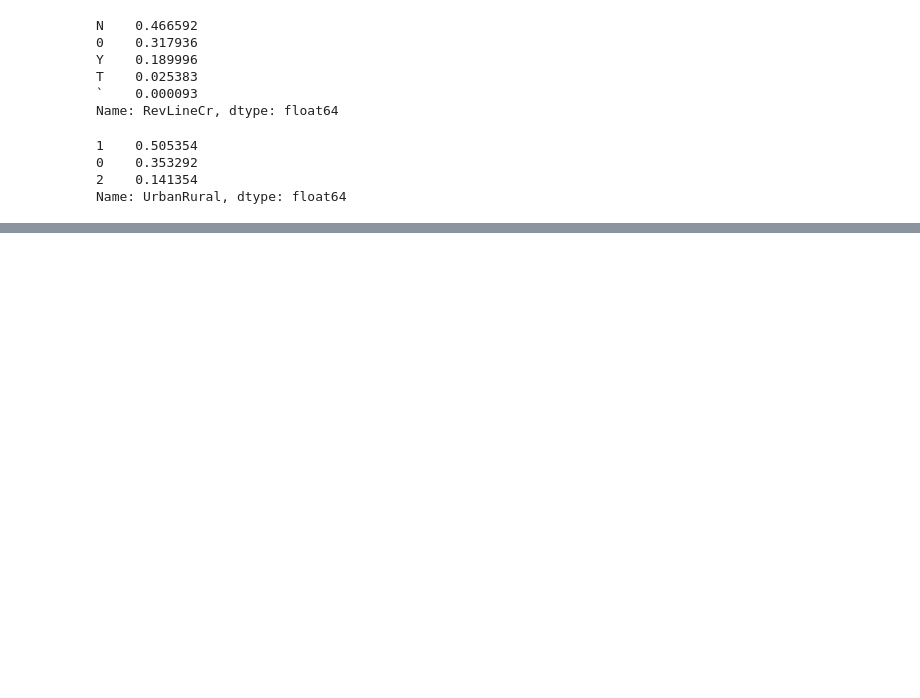
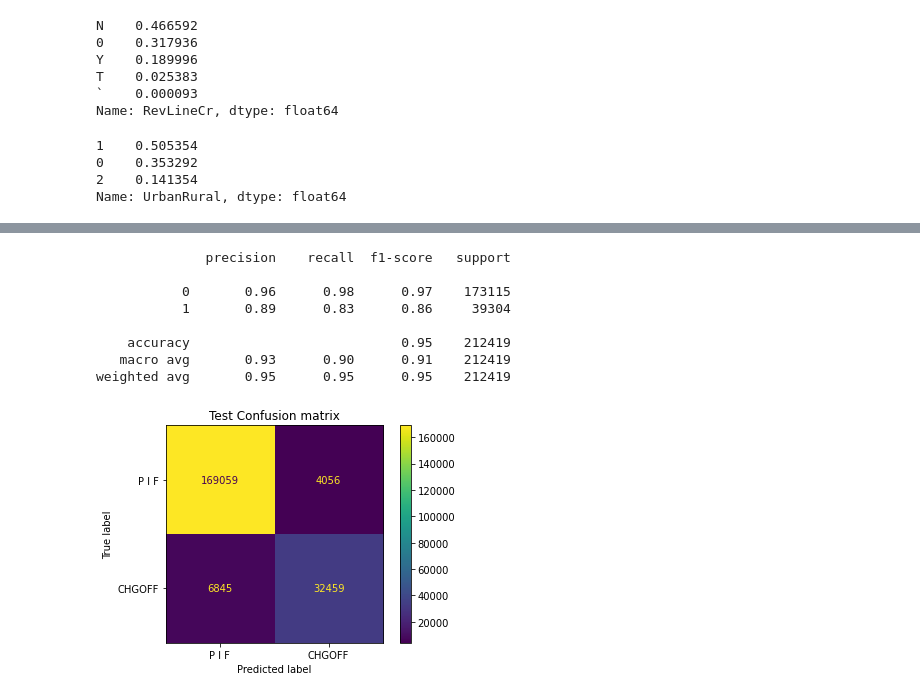
Before and after one commit to sonhn-dev/dsp305x, a Jupyter notebook: notebook.ipynb, the cells around one changed output, grey strips where cells are left out. Saved outputs shown, nothing was run; the diff lists cells and outputs as text; code cells hidden in the pictures; blank space fills up the shorter version.

```diff
--- a/notebook.ipynb
+++ b/notebook.ipynb
@@ -1136,8 +1148,3 @@ del revlinecr
 del urbanrural
 del x_train
 del y_train
-# %%
-from sklearn.impute import KNNImputer
-
-imputer = KNNImputer()
-imputer.fit(x_train_processed)
@@ -1146,11 +1150,0 @@ KNNImputer()
-# %%
-x_train_processed = imputer.transform(x_train_processed)
-x_test_processed = imputer.transform(x_test_processed)
-# %%
-x_train_processed[x_train_processed[:, -2]==1, -2] = 0
-x_train_processed[x_train_processed[:, -2]==2, -2] = 1
-x_train_processed[(x_train_processed[:, -2]!=0) | (x_train_processed[:, -2]!=1), -2] = np.nan
-
-x_train_processed[x_train_processed[:, -1]=='Y', -1] = 1
-x_train_processed[x_train_processed[:, -1]=='N', -1] = 0
-x_train_processed[(x_train_processed[:, -1]!=1) | (x_train_processed[:, -1]!=0), -2] = np.nan
@@ -1200,0 +1155,14 @@ x_train_processed_new[:, i : i+14]
+# %%
+model = xgb.XGBClassifier(use_label_encoder=False,
+                          objective='binary:logistic',
+                          booster='gbtree',
+                          n_estimators=40,
+                          n_jobs=-1,
+                          max_depth=9,
+                          gamma=0,
+                          learning_rate=0.5,
+                          scale_pos_weight=1.0)
+
+model.fit(x_train_processed,
+          y_train_processed,
+          eval_metric='logloss')
@@ -1200,0 +1184,18 @@ x_train_processed_new[:, i : i+14]
+# %%
+yhat = model.predict(x_test_processed)
+print(classification_report(y_test_processed, yhat))
+m = confusion_matrix(y_test_processed, yhat)
+ConfusionMatrixDisplay(m, display_labels=LABELS).plot()
+plt.title('Test Confusion matrix')
+plt.savefig('chart/confusion-matrix-alt.png')
+plt.show()
+# %% [output]
+              precision    recall  f1-score   support
+
+           0       0.96      0.98      0.97    173115
+           1       0.89      0.83      0.86     39304
+
+    accuracy                           0.95    212419
+   macro avg       0.93      0.90      0.91    212419
+weighted avg       0.95      0.95      0.95    212419
+[figure, added]
```
Also changed, not shown: parts of 13 cells of this notebook, 4 other files.
